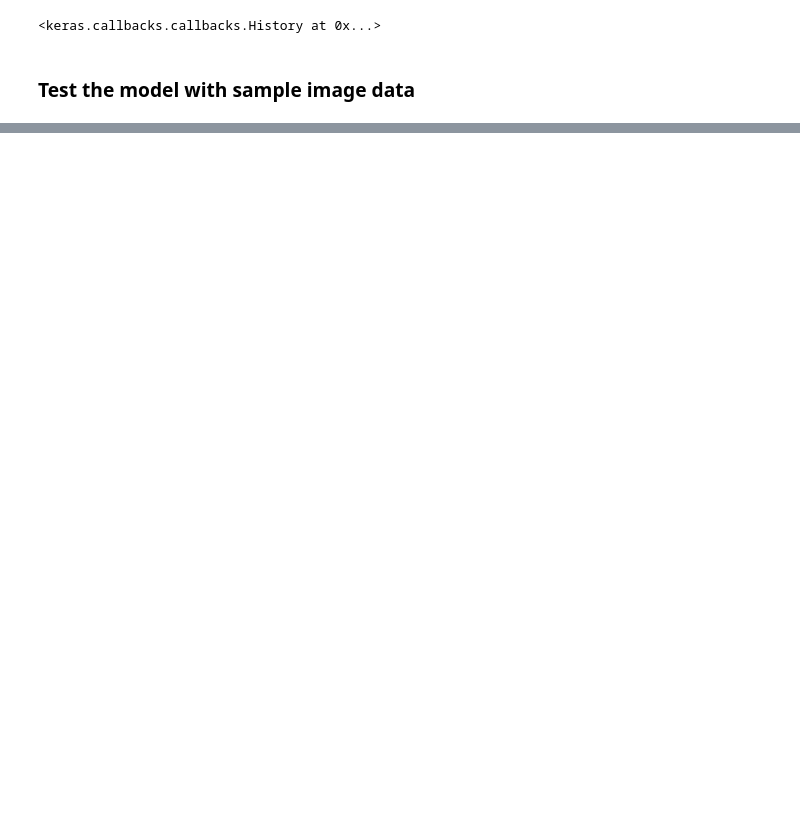
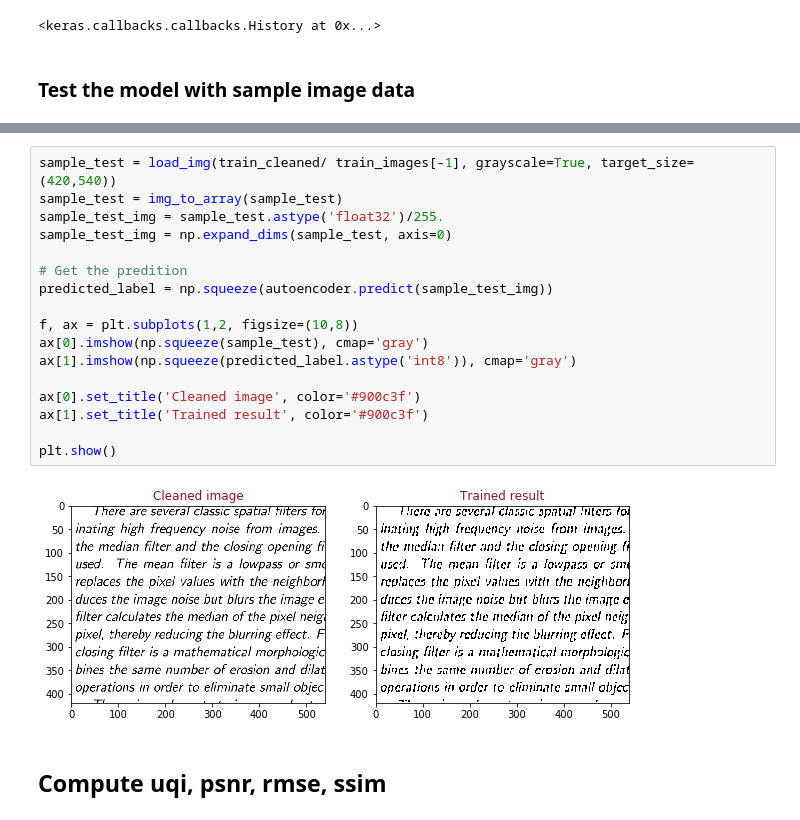
Before and after one commit to gandalf1819/Denoise-Noisy-Docs, a Jupyter notebook: Autoencoder-noisydata.ipynb, the cells around one changed output, grey strips where cells are left out. Cells and saved outputs as stored; diff of their text form; blank space fills up the shorter version.

```diff
--- a/Autoencoder-noisydata.ipynb
+++ b/Autoencoder-noisydata.ipynb
@@ -175,0 +185,21 @@ plt.show()
+# %%
+sample_test = load_img(train_cleaned/ train_images[-1], grayscale=True, target_size=(420,540))
+sample_test = img_to_array(sample_test)
+sample_test_img = sample_test.astype('float32')/255.
+sample_test_img = np.expand_dims(sample_test, axis=0)
+
+# Get the predition
+predicted_label = np.squeeze(autoencoder.predict(sample_test_img))
+
+f, ax = plt.subplots(1,2, figsize=(10,8))
+ax[0].imshow(np.squeeze(sample_test), cmap='gray')
+ax[1].imshow(np.squeeze(predicted_label.astype('int8')), cmap='gray')
+
+ax[0].set_title('Cleaned image', color='#900c3f')
+ax[1].set_title('Trained result', color='#900c3f')
+
+plt.show()
+# %% [output]
+[figure, added]
+# %% [markdown]
+## Compute uqi, psnr, rmse, ssim
```
Also changed, not shown: parts of 10 cells of this notebook.
